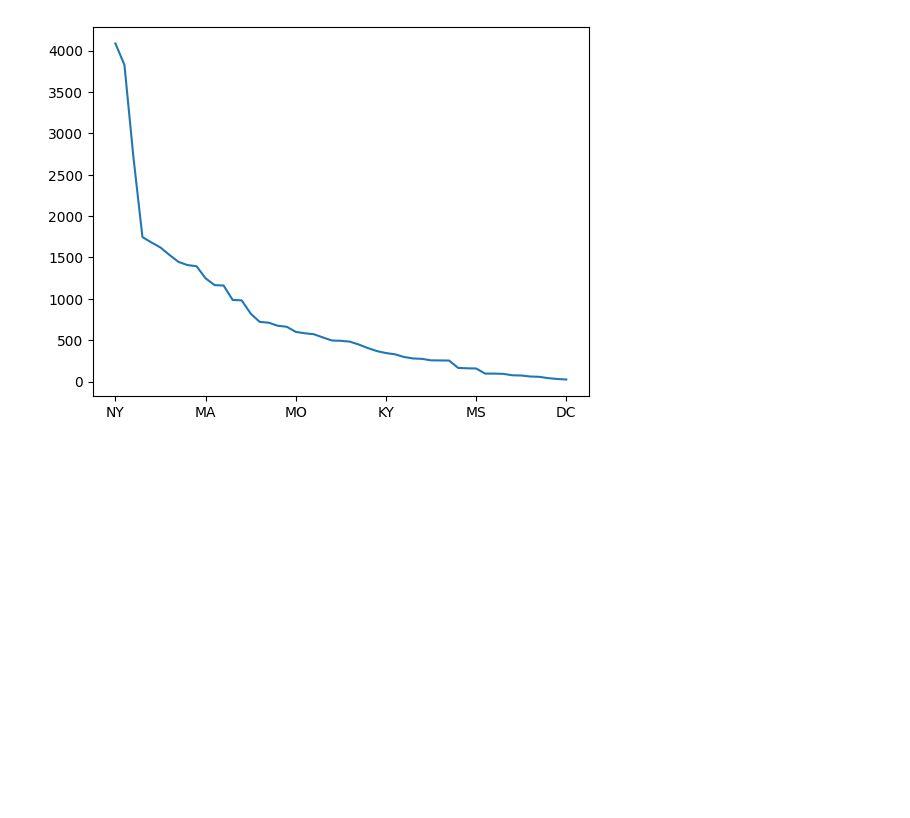
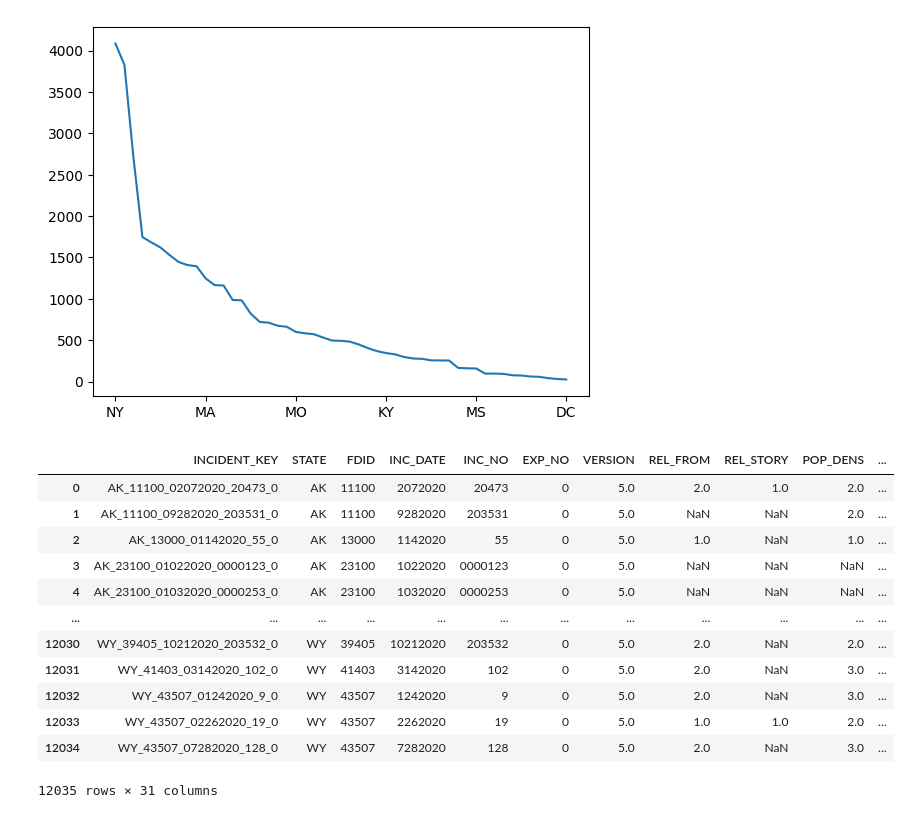
Before and after one commit to abhiman23897/fire-hazard-analytics, a Jupyter notebook: analysis.ipynb, the cells around one changed output. Cells and saved outputs as stored; diff of their text form; code cells hidden in the pictures; blank space fills up the shorter version.

```diff
--- a/analysis.ipynb
+++ b/analysis.ipynb
@@ -30,0 +49,16 @@ s_incidents.plot()
+# %%
+hazmat_df
+# %% [output]
+|  | INCIDENT_KEY | STATE | FDID | INC_DATE | INC_NO | EXP_NO | VERSION | REL_FROM | REL_STORY | POP_DENS | ... |
+| 0 | AK_11100_02072020_20473_0 | AK | 11100 | 2072020 | 20473 | 0 | 5.0 | 2.0 | 1.0 | 2.0 | ... |
+| 1 | AK_11100_09282020_203531_0 | AK | 11100 | 9282020 | 203531 | 0 | 5.0 | NaN | NaN | 2.0 | ... |
+| 2 | AK_13000_01142020_55_0 | AK | 13000 | 1142020 | 55 | 0 | 5.0 | 1.0 | NaN | 1.0 | ... |
+| 3 | AK_23100_01022020_0000123_0 | AK | 23100 | 1022020 | 0000123 | 0 | 5.0 | NaN | NaN | NaN | ... |
+| 4 | AK_23100_01032020_0000253_0 | AK | 23100 | 1032020 | 0000253 | 0 | 5.0 | NaN | NaN | NaN | ... |
+| ... | ... | ... | ... | ... | ... | ... | ... | ... | ... | ... | ... |
+| 12030 | WY_39405_10212020_203532_0 | WY | 39405 | 10212020 | 203532 | 0 | 5.0 | 2.0 | NaN | 2.0 | ... |
+| 12031 | WY_41403_03142020_102_0 | WY | 41403 | 3142020 | 102 | 0 | 5.0 | 2.0 | NaN | 3.0 | ... |
+| 12032 | WY_43507_01242020_9_0 | WY | 43507 | 1242020 | 9 | 0 | 5.0 | 2.0 | NaN | 3.0 | ... |
+| 12033 | WY_43507_02262020_19_0 | WY | 43507 | 2262020 | 19 | 0 | 5.0 | 1.0 | 1.0 | 2.0 | ... |
+| 12034 | WY_43507_07282020_128_0 | WY | 43507 | 7282020 | 128 | 0 | 5.0 | 2.0 | NaN | 3.0 | ... |
+12035 rows × 31 columns
```
Also changed, not shown: parts of 5 cells of this notebook, 1 other file.
